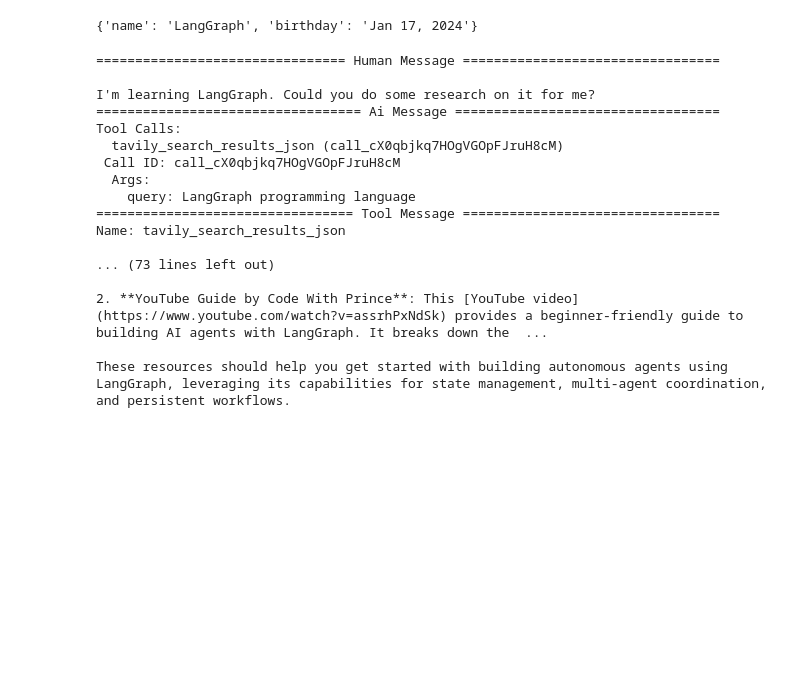
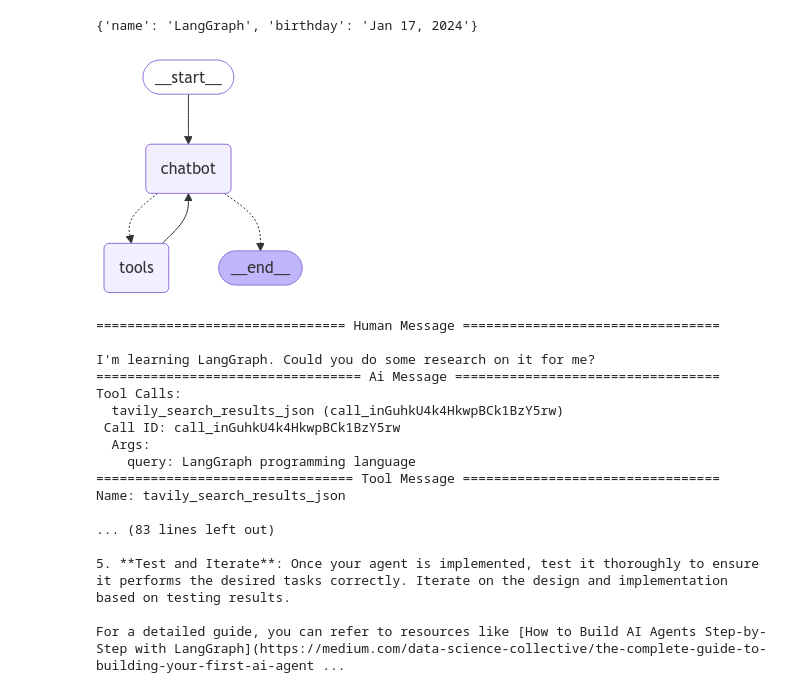
Before and after one commit to BugKOHass/langgraph_tutorial, a Jupyter notebook: tutorial.ipynb, the cells around one changed output. Drawn from its saved outputs; the diff is of its cells as text; code cells hidden in the pictures; blank space fills up the shorter version.

```diff
--- a/tutorial.ipynb
+++ b/tutorial.ipynb
@@ -848,10 +864,10 @@ graph_builder.set_entry_point("chatbot")
 memory = MemorySaver()
 graph = graph_builder.compile(checkpointer=memory)
 
-# try:
-#     display(Image(graph.get_graph().draw_mermaid_png()))
-# except Exception as e:
-#     print(f"error: {str(e)}")
+try:
+    display(Image(graph.get_graph().draw_mermaid_png()))
+except Exception as e:
+    print(f"error: {str(e)}")
 
 config = {"configurable": {"thread_id": "1"}}
 
@@ -869,47 +885,48 @@ for event in events:
 
 user_input = (
             "Ya that's helpful. Can you please look up online and guide me how to build an autonomous agent with it?"
 )
 events = graph.stream(
     {"messages": [{"role": "user", "content": user_input}]},
     config,
     stream_mode="values",
     )
 for event in events:
     event["messages"][-1].pretty_print()
 
 # Notice that checkpoints are saved for every step of the graph. This spans invocations so you can rewind across a full thread's history.
 to_replay = None
 for state in graph.get_state_history(config):
     print("Num Messages: ", len(state.values["messages"]), "Next: ", state.next)
     print("-" * 80)
     if len(state.values["messages"]) == 6:
         # We are somewhat arbitrarily selecting a specific state based on the number of chat messages in the state.
         to_replay = state
 
 print(to_replay.next)
 print(to_replay.config)
 
 # The `checkpoint_id` in the `to_replay.config` corresponds to a state we've persisted to our checkpointer.
 # Providing this checkpoint_id value tells LangGraph's checkpointer to load the state from that moment in time.
 for event in graph.stream(None, to_replay.config, stream_mode="values"):
     if "messages" in event:
         event["messages"][-1].pretty_print()
 # %% [output]
+[figure, added]
 ================================ Human Message =================================
 
 I'm learning LangGraph. Could you do some research on it for me?
 ================================== Ai Message ==================================
 Tool Calls:
-  tavily_search_results_json (call_cX0qbjkq7HOgVGOpFJruH8cM)
- Call ID: call_cX0qbjkq7HOgVGOpFJruH8cM
+  tavily_search_results_json (call_inGuhkU4k4HkwpBCk1BzY5rw)
+ Call ID: call_inGuhkU4k4HkwpBCk1BzY5rw
   Args:
     query: LangGraph programming language
 ================================= Tool Message =================================
 Name: tavily_search_results_json
 
-... (73 lines left out)
+... (83 lines left out)
 
-2. **YouTube Guide by Code With Prince**: This [YouTube video](https://www.youtube.com/watch?v=assrhPxNdSk) provides a beginner-friendly guide to building AI agents with LangGraph. It breaks down the  ...
+5. **Test and Iterate**: Once your agent is implemented, test it thoroughly to ensure it performs the desired tasks correctly. Iterate on the design and implementation based on testing results.
 
-These resources should help you get started with building autonomous agents using LangGraph, leveraging its capabilities for state management, multi-agent coordination, and persistent workflows.
+For a detailed guide, you can refer to resources like [How to Build AI Agents Step-by-Step with LangGraph](https://medium.com/data-science-collective/the-complete-guide-to-building-your-first-ai-agent ...
```
Also changed, not shown: parts of 2 cells of this notebook, 3 other files.
